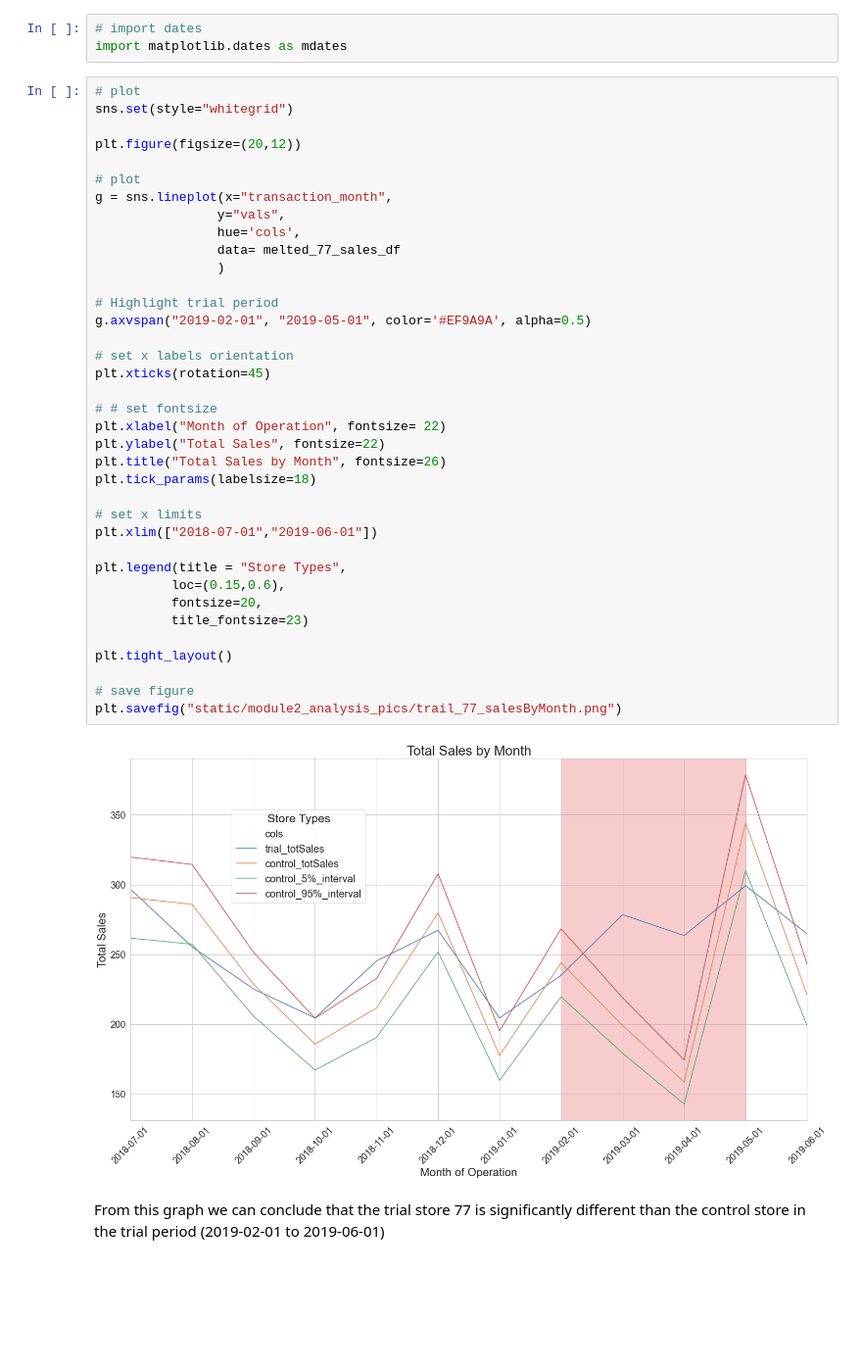
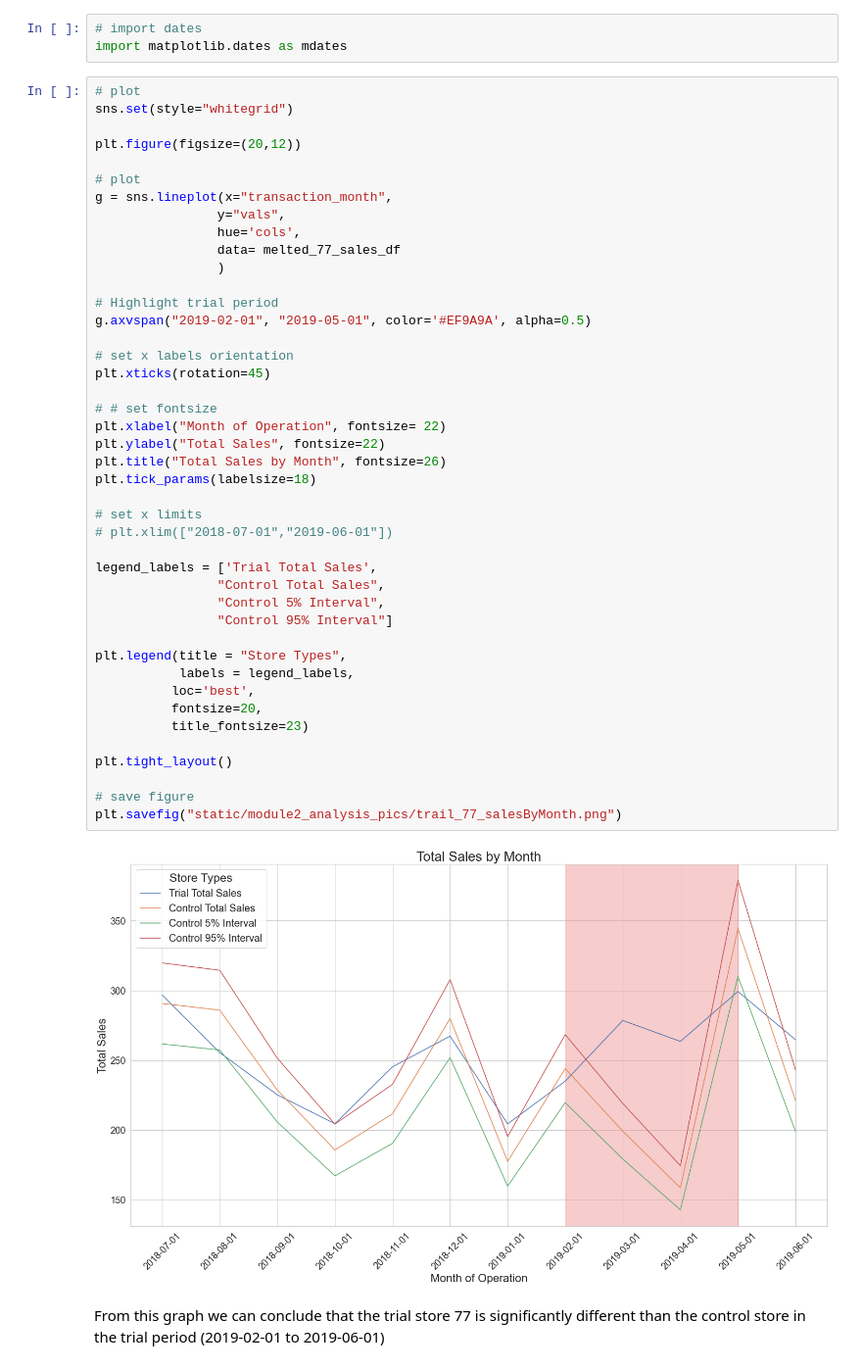
Before and after one commit to daniel8691/Quantium-virtual-internship, a Jupyter notebook: module_two_experimentation_uplifttesting.ipynb, the cells around one changed output. Shown at 98% size. Drawn from its saved outputs; the diff is of its cells as text; blank space fills up the shorter version.

```diff
--- a/module_two_experimentation_uplifttesting.ipynb
+++ b/module_two_experimentation_uplifttesting.ipynb
@@ -1240,36 +1252,42 @@ plt.figure(figsize=(20,12))
 # plot
 g = sns.lineplot(x="transaction_month",
                 y="vals",
                 hue='cols',
                 data= melted_77_sales_df
                 )
 
 # Highlight trial period
 g.axvspan("2019-02-01", "2019-05-01", color='#EF9A9A', alpha=0.5)
 
 # set x labels orientation
 plt.xticks(rotation=45)
 
 # # set fontsize
 plt.xlabel("Month of Operation", fontsize= 22)
 plt.ylabel("Total Sales", fontsize=22)
 plt.title("Total Sales by Month", fontsize=26)
 plt.tick_params(labelsize=18)
 
 # set x limits
-plt.xlim(["2018-07-01","2019-06-01"])
+# plt.xlim(["2018-07-01","2019-06-01"])
+
+legend_labels = ['Trial Total Sales',
+                "Control Total Sales",
+                "Control 5% Interval",
+                "Control 95% Interval"]
 
 plt.legend(title = "Store Types",
-          loc=(0.15,0.6),
+           labels = legend_labels,
+          loc='best',
           fontsize=20,
           title_fontsize=23)
 
 plt.tight_layout()
 
 # save figure
 plt.savefig("static/module2_analysis_pics/trail_77_salesByMonth.png")
 # %% [output]
-[figure, old version]
+[figure, new version]
 # %% [markdown]
 From this graph we can conclude that the trial store 77 is significantly different than the control store in the trial period (2019-02-01 to 2019-06-01)
 # %%
```
Also changed, not shown: parts of 9 cells of this notebook, 11 other files.
